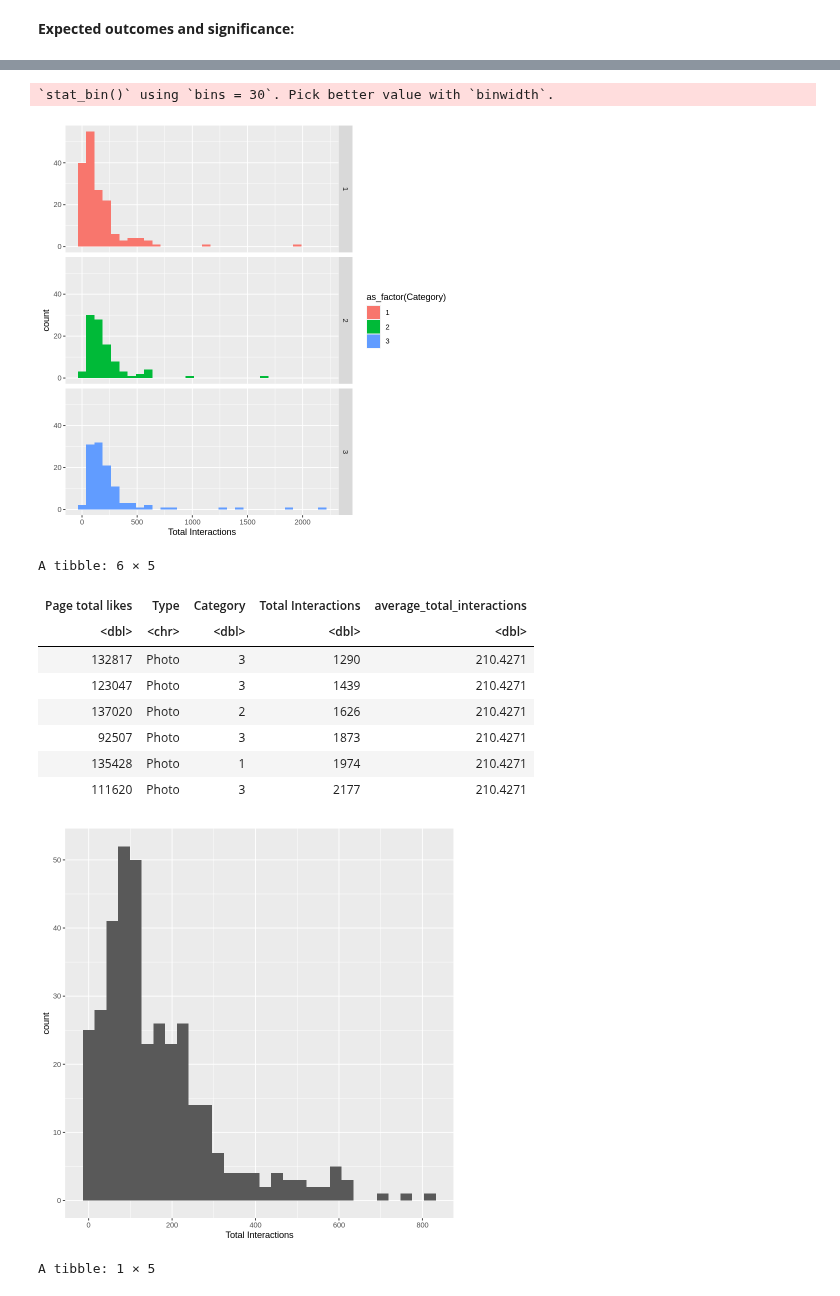
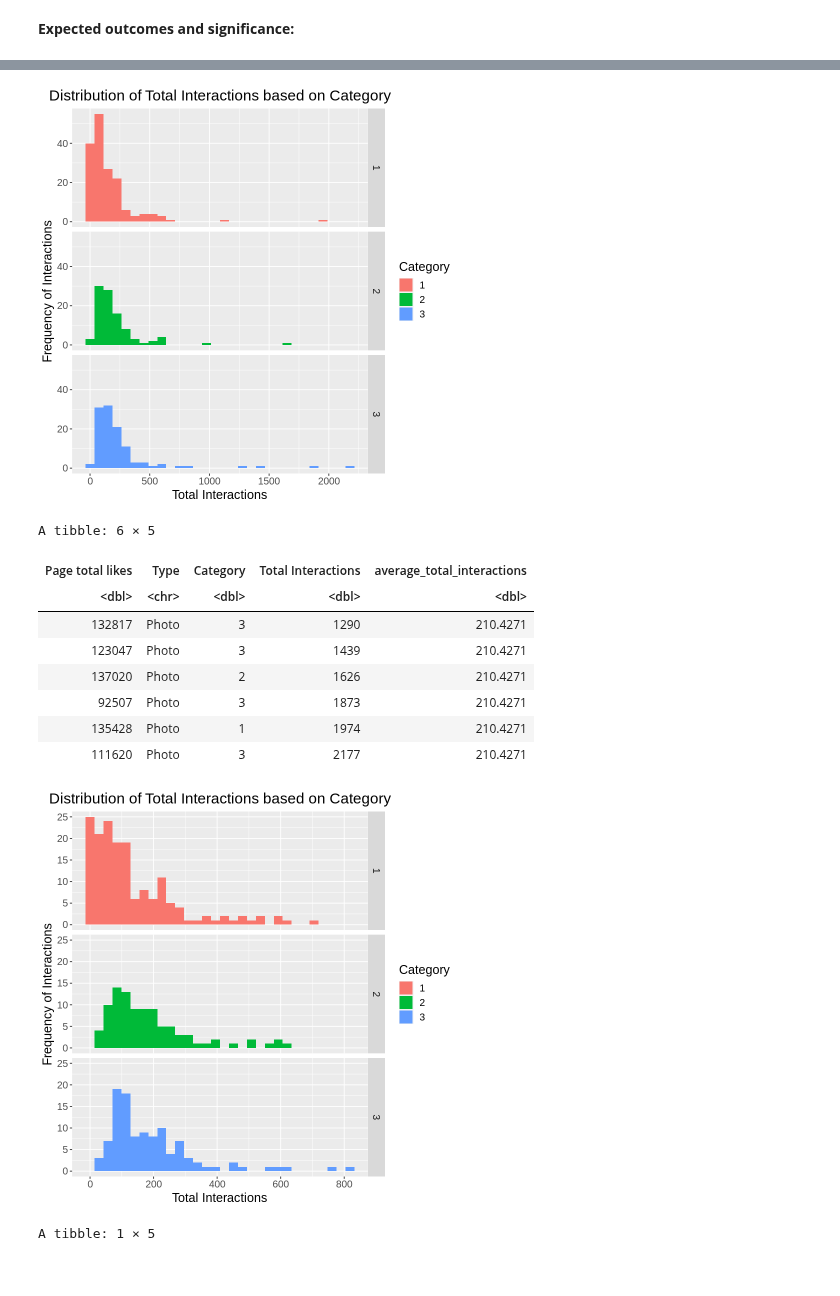
Before and after one commit to amellios/data_science_woohoo, a Jupyter notebook: OwO.ipynb, the cells around one changed output, grey strips where cells are left out. Saved outputs shown, nothing was run; the diff lists cells and outputs as text; code cells hidden in the pictures.

```diff
--- a/OwO.ipynb
+++ b/OwO.ipynb
@@ -107,22 +107,25 @@ facebook_plot3
 #Distribution of Total Interactions
 distribution_histogram <- ggplot(facebook_train_filter, aes(x = `Total Interactions`, fill = as_factor(Category))) +
                           geom_histogram(position = "identity") +
-                          facet_grid(Category ~ .)
-                          labs(x = "Total Interactions", y = "Frequency of Interactions", fill = "Category")
+                          facet_grid(Category ~ .) +
+                          labs(x = "Total Interactions", y = "Frequency of Interactions", fill = "Category",
+                               title = "Distribution of Total Interactions based on Category") +
+                          theme(plot.title = element_text(hjust = 0.5)) +
+                          theme(text = element_text(size = 15))
+
 distribution_histogram
 
 #Knowing that the majority of the interactions occur below 1000, we also created an additional graph with an emphasis of interactions < 1000
 #Distribution of Total Interactions #2
 facebook_train_filter2 <- filter(facebook_train, `Total Interactions` < 1000)
-distribution_histogram <- ggplot(facebook_train_filter2, aes(x = `Total Interactions`)) +
-                          geom_histogram(position = "identity")
-distribution_histogram
-
-fb_test_table = facebook_train_filter %>%
-    mutate(facebook_train_filter, average_total_interactions = average_interactions) %>%
-    select(`Page total likes`, Type, Category, `Total Interactions`, average_total_interactions) %>%
-    arrange(`Total Interactions`)
-tail(fb_test_table)
+distribution_histogram_zoomed <- ggplot(facebook_train_filter2, aes(x = `Total Interactions`, fill = as_factor(Category))) +
+                          geom_histogram(position = "identity") +
+                          facet_grid(Category ~ .) +
+                          labs(x = "Total Interactions", y = "Frequency of Interactions", fill = "Category",
+                               title = "Distribution of Total Interactions based on Category") +
+                          theme(plot.title = element_text(hjust = 0.5)) +
+                          theme(text = element_text(size = 15))
+distribution_histogram_zoomed
 # %% [output]
 [figure]
 [figure]
@@ -142,15 +135,14 @@ attr(,"class")
+[figure, new version]
-`stat_bin()` using `bins = 30`. Pick better value with `binwidth`.
+A tibble: 6 × 5
-[figure, old version]
-A tibble: 6 × 5
 | Page total likes | Type | Category | Total Interactions | average_total_interactions |
 | <dbl> | <chr> | <dbl> | <dbl> | <dbl> |
 | 132817 | Photo | 3 | 1290 | 210.4271 |
 | 123047 | Photo | 3 | 1439 | 210.4271 |
 | 137020 | Photo | 2 | 1626 | 210.4271 |
 | 92507 | Photo | 3 | 1873 | 210.4271 |
 | 135428 | Photo | 1 | 1974 | 210.4271 |
 | 111620 | Photo | 3 | 2177 | 210.4271 |
-[figure, old version]
+[figure, new version]
 # %%
 #Min, Max, and Average of Total Interactions
 min_interactions <- min(facebook_train[["Total Interactions"]])
```
Also changed, not shown: parts of 1 cell of this notebook.
